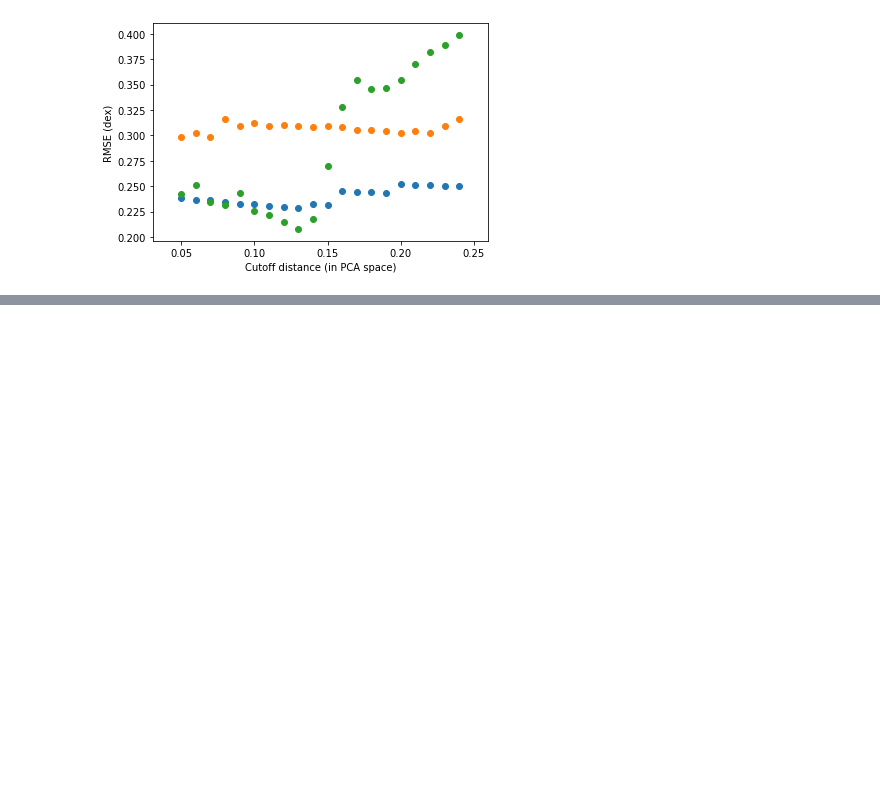
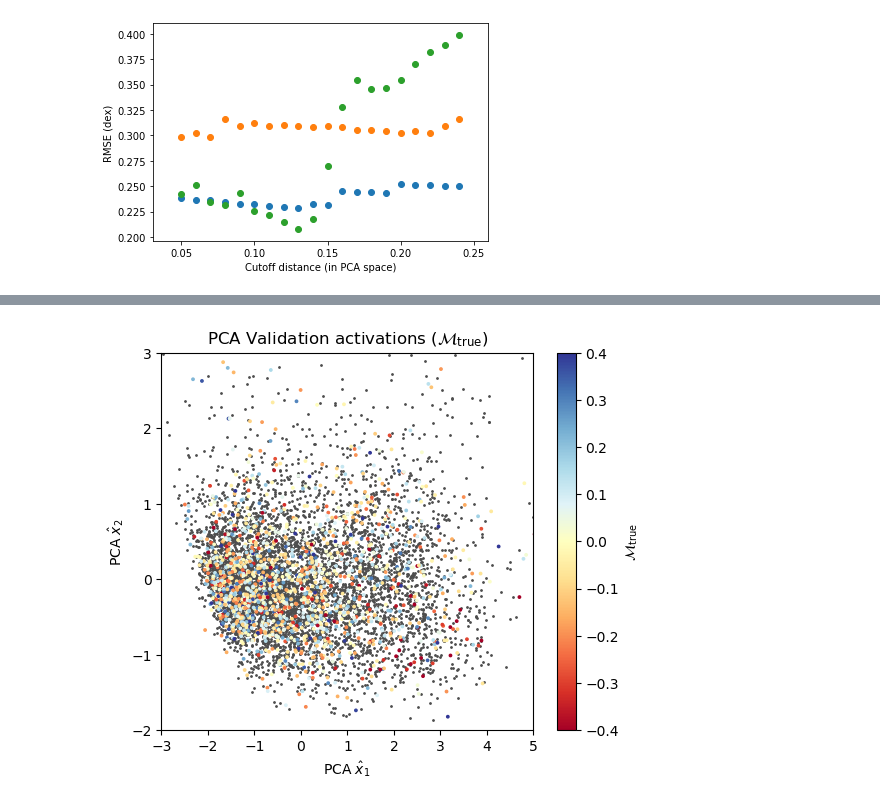
Before and after one commit to jwuphysics/HI-convnets, a Jupyter notebook: notebook/updates/41. Assigning confidences.ipynb, the cells around one changed output, grey strips where cells are left out. Drawn from its saved outputs; the diff is of its cells as text; code cells hidden in the pictures; blank space fills up the shorter version.

```diff
--- a/notebook/updates/41. Assigning confidences.ipynb
+++ b/notebook/updates/41. Assigning confidences.ipynb
@@ -86,2 +77,0 @@ set state called
-# %%
-m = learn.model.eval();
@@ -530,0 +530,6 @@ Text(0, 0.5, 'RMSE (dex)')
+# %%
+results = np.zeros((len(learn.data.valid_ds), 2))
+
+for i, [x,y] in tqdm(enumerate(learn.data.valid_ds), total=len(results)):
+    p = learn.predict(x)[0]
+    results[i] = [float(p.data[0]), float(y.data)]
@@ -530,0 +538,19 @@ Text(0, 0.5, 'RMSE (dex)')
+# %%
+plt.figure(figsize=(6, 5), dpi=100)
+plt.scatter(train_acts_PCA[:, 0], train_acts_PCA[:, 1], c='0.3', s=1)
+
+plt.scatter(valid_acts_PCA[:, 0], valid_acts_PCA[:, 1], c=results[:, 0]-results[:, 1], vmin=-0.4, vmax=0.4, s=3, cmap='RdYlBu')
+
+cb = plt.colorbar()
+
+plt.title(f'PCA Validation activations ' r'($\mathcal{M}_{\rm true}$)')
+cb.set_label(r'$\mathcal{M}_{\rm true}$')
+plt.xlabel(r'PCA $\hat x_1$')
+plt.ylabel(r'PCA $\hat x_2$')
+
+plt.xlim(-3, 5)
+plt.ylim(-2, 3)
+
+plt.show()
+# %% [output]
+[figure, added]
```
Also changed, not shown: parts of 31 cells of this notebook, 1 other file.
